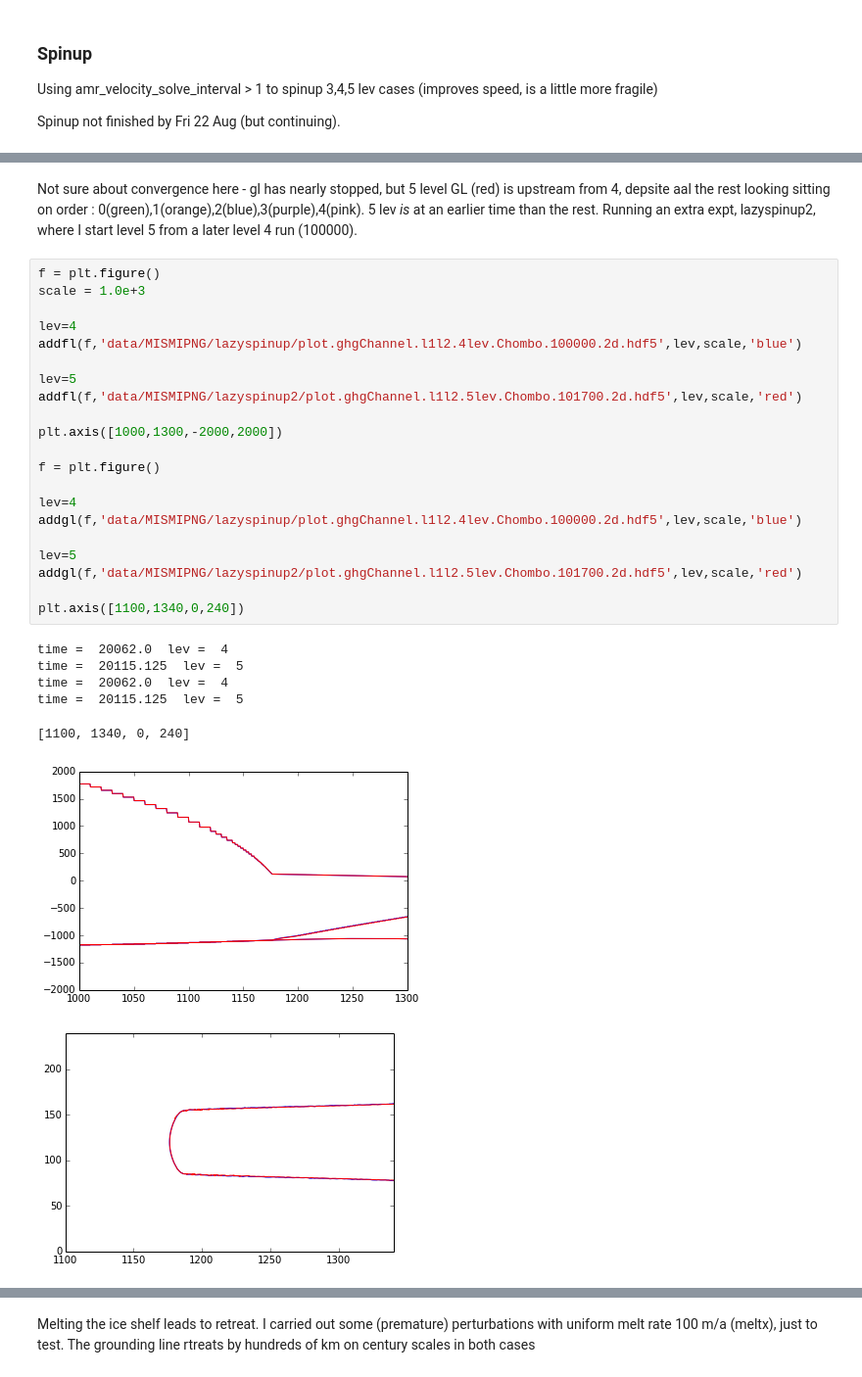
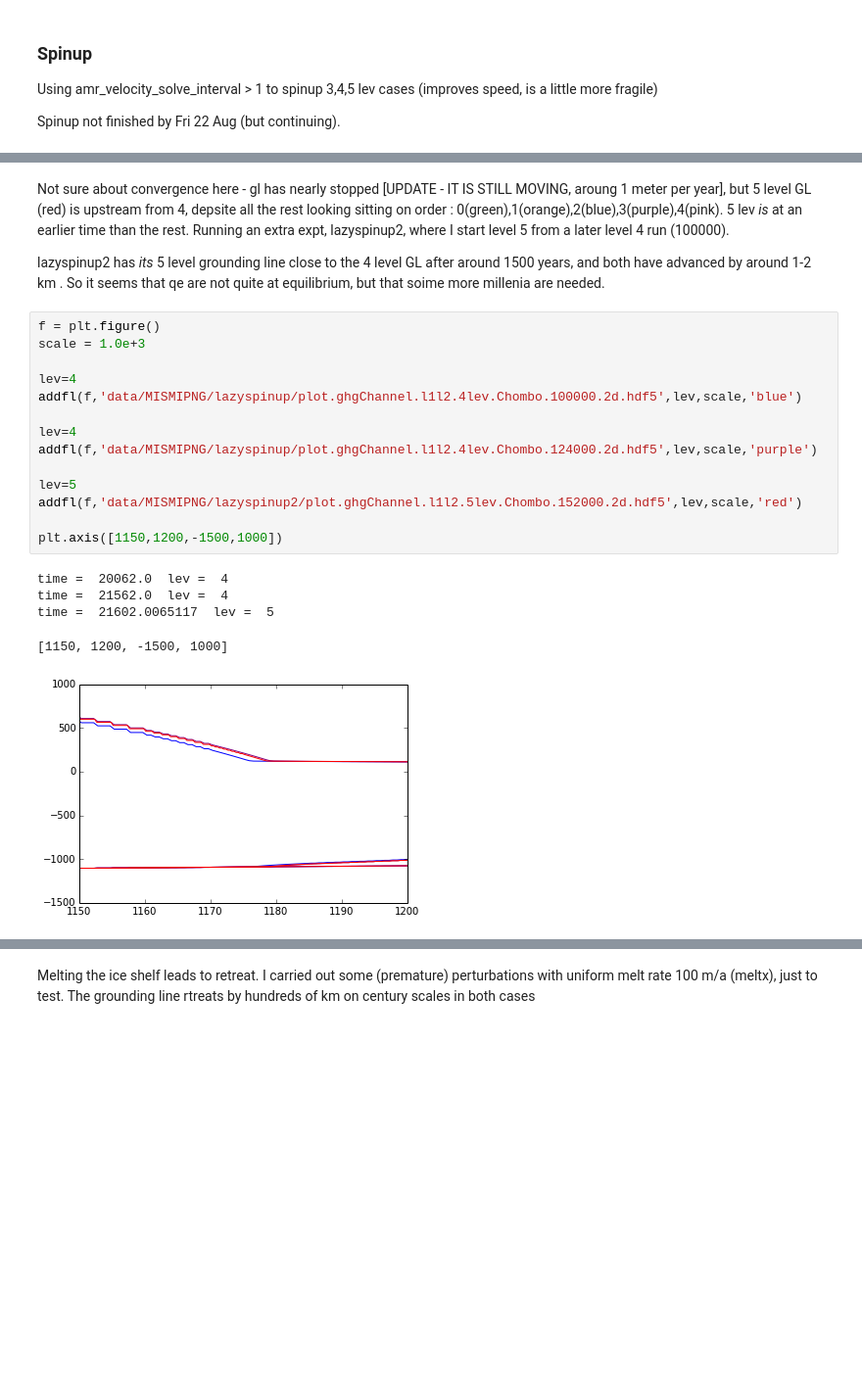
Before and after one commit to ggslc/labnotetest, a Jupyter notebook: initial_mismip_ng.ipynb, the cells around one changed output, grey strips where cells are left out. Shown at 98% size. Cells and saved outputs as stored; diff of their text form; blank space fills up the shorter version.

```diff
--- a/initial_mismip_ng.ipynb
+++ b/initial_mismip_ng.ipynb
@@ -210,31 +210,24 @@ time =  49937.5  lev =  0
 # %% [markdown]
-Not sure about convergence here - gl has nearly stopped, but 5 level GL (red) is upstream from 4, depsite aal the rest looking sitting on order : 0(green),1(orange),2(blue),3(purple),4(pink). 5 lev _is_ at an earlier time than the rest. Running an extra expt, lazyspinup2, where I start level 5 from a later level 4 run (100000).
+Not sure about convergence here - gl has nearly stopped [UPDATE - IT IS STILL MOVING, aroung 1 meter per year], but 5 level GL (red) is upstream from 4, depsite all the rest looking sitting on order : 0(green),1(orange),2(blue),3(purple),4(pink). 5 lev _is_ at an earlier time than the rest. Running an extra expt, lazyspinup2, where I start level 5 from a later level 4 run (100000).
+
+lazyspinup2 has *its* 5 level grounding line close to the 4 level GL after around 1500 years, and both have advanced by around 1-2 km . So it seems that qe are not quite at equilibrium, but that soime more millenia are needed.
 # %%
 f = plt.figure()
 scale = 1.0e+3
 
 lev=4
 addfl(f,'data/MISMIPNG/lazyspinup/plot.ghgChannel.l1l2.4lev.Chombo.100000.2d.hdf5',lev,scale,'blue')
 
-lev=5
-addfl(f,'data/MISMIPNG/lazyspinup2/plot.ghgChannel.l1l2.5lev.Chombo.101700.2d.hdf5',lev,scale,'red')
-
-plt.axis([1000,1300,-2000,2000])
-
-f = plt.figure()
-
 lev=4
-addgl(f,'data/MISMIPNG/lazyspinup/plot.ghgChannel.l1l2.4lev.Chombo.100000.2d.hdf5',lev,scale,'blue')
+addfl(f,'data/MISMIPNG/lazyspinup/plot.ghgChannel.l1l2.4lev.Chombo.124000.2d.hdf5',lev,scale,'purple')
 
 lev=5
-addgl(f,'data/MISMIPNG/lazyspinup2/plot.ghgChannel.l1l2.5lev.Chombo.101700.2d.hdf5',lev,scale,'red')
+addfl(f,'data/MISMIPNG/lazyspinup2/plot.ghgChannel.l1l2.5lev.Chombo.152000.2d.hdf5',lev,scale,'red')
 
-plt.axis([1100,1340,0,240])
+plt.axis([1150,1200,-1500,1000])
 # %% [output]
 time =  20062.0  lev =  4
-time =  20115.125  lev =  5
-time =  20062.0  lev =  4
-time =  20115.125  lev =  5
+time =  21562.0  lev =  4
+time =  21602.0065117  lev =  5
-[1100, 1340, 0, 240]
+[1150, 1200, -1500, 1000]
-[figure, old version]
+[figure, new version]
-[figure, removed]
```
Also changed, not shown: parts of 4 cells of this notebook, 1 other file.
